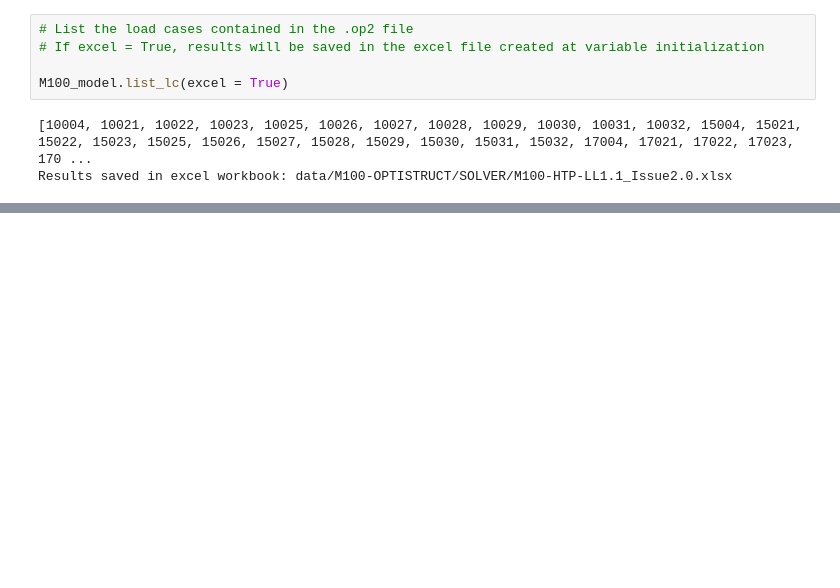
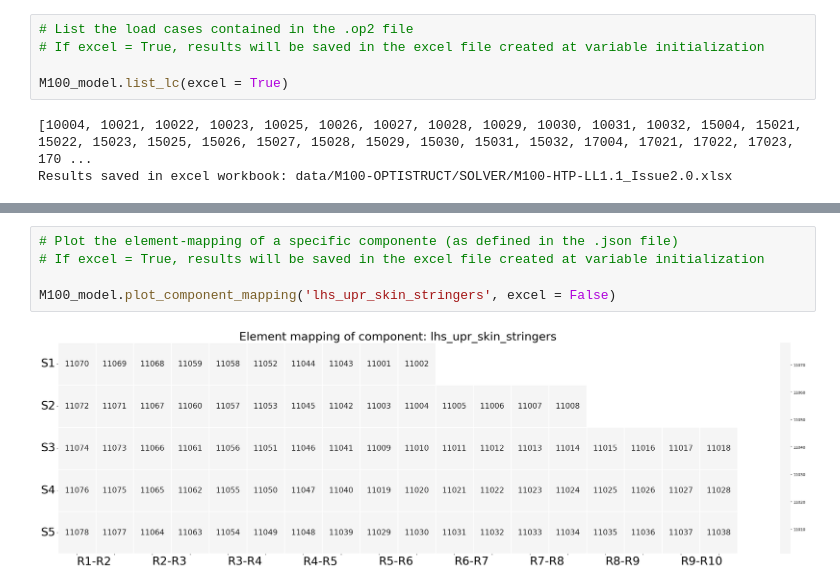
Before and after one commit to felixrlopezm/OP_Map, a Jupyter notebook: How_to_use_OP_Map.ipynb, the cells around one changed output, grey strips where cells are left out. Saved outputs shown, nothing was run; the diff lists cells and outputs as text; blank space fills up the shorter version.

```diff
--- a/How_to_use_OP_Map.ipynb
+++ b/How_to_use_OP_Map.ipynb
@@ -94,0 +120,7 @@ Results saved in excel workbook: data/M100-OPTISTRUCT/SOLVER/M100-HTP-LL1.1_Issu
+# %%
+# Plot the element-mapping of a specific componente (as defined in the .json file)
+# If excel = True, results will be saved in the excel file created at variable initialization
+
+M100_model.plot_component_mapping('lhs_upr_skin_stringers', excel = False)
+# %% [output]
+[figure, added]
```
Also changed, not shown: parts of 22 cells of this notebook, 1 other file.
